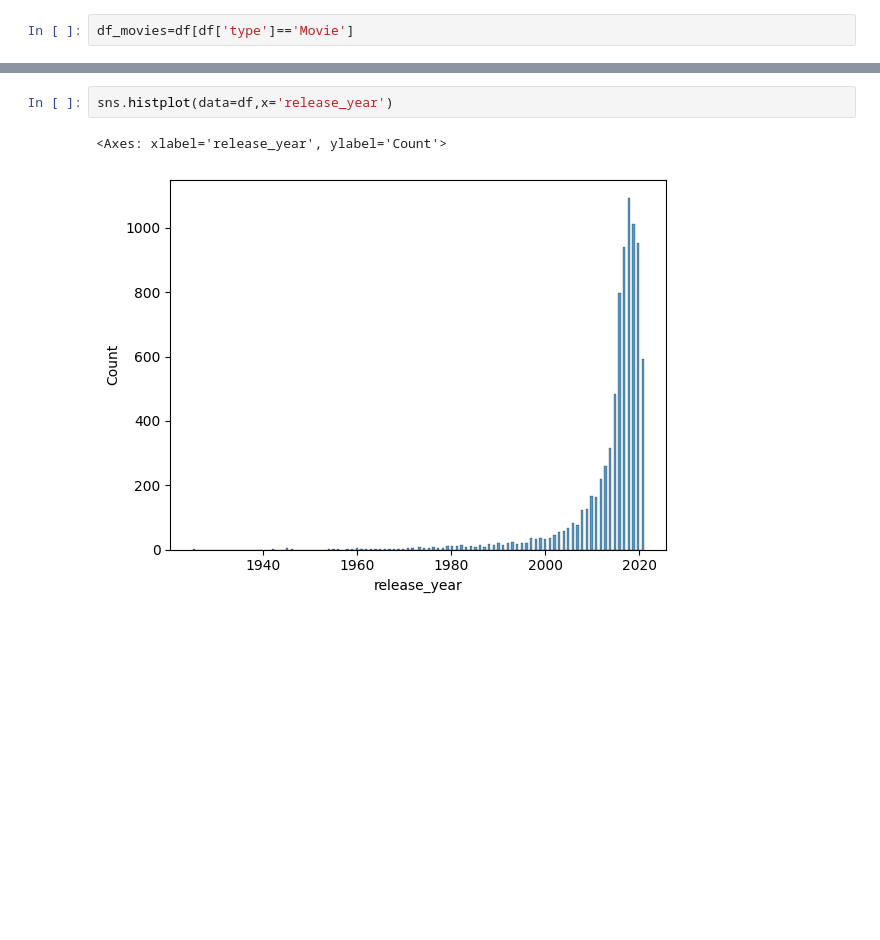
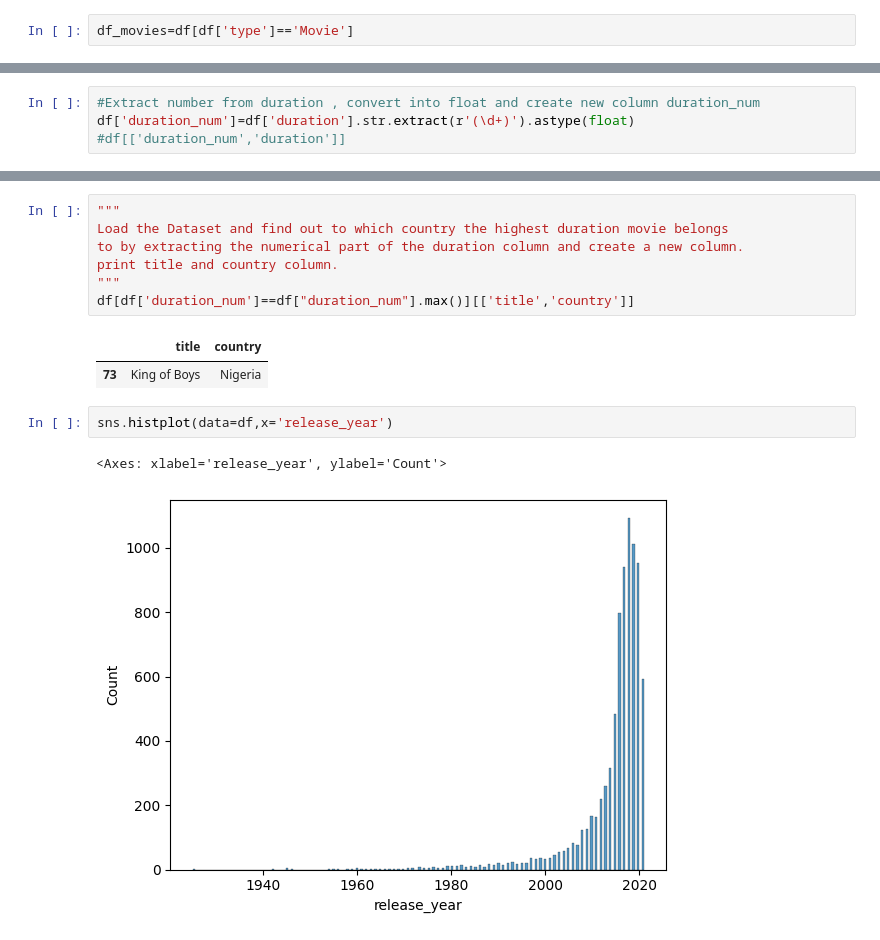
Before and after one commit to santoshgurujula/Projects, a Jupyter notebook: Netflix_Data_EDA.ipynb, the cells around one changed output, grey strips where cells are left out. Drawn from its saved outputs; the diff is of its cells as text; blank space fills up the shorter version.

```diff
--- a/Netflix_Data_EDA.ipynb
+++ b/Netflix_Data_EDA.ipynb
@@ -108,0 +125,4 @@ Name: duration, Length: 216, dtype: int64
+# %%
+#Extract number from duration , convert into float and create new column duration_num
+df['duration_num']=df['duration'].str.extract(r'(\d+)').astype(float)
+#df[['duration_num','duration']]
@@ -109,3 +143,13 @@ Name: duration, Length: 216, dtype: int64
+# %%
+"""
+Load the Dataset and find out to which country the highest duration movie belongs
+to by extracting the numerical part of the duration column and create a new column.
+print title and country column.
+"""
+df[df['duration_num']==df["duration_num"].max()][['title','country']]
+# %% [output]
+|  | title | country |
+| 73 | King of Boys | Nigeria |
 # %%
 sns.histplot(data=df,x='release_year')
 # %% [output]
```
Also changed, not shown: parts of 12 cells of this notebook.
